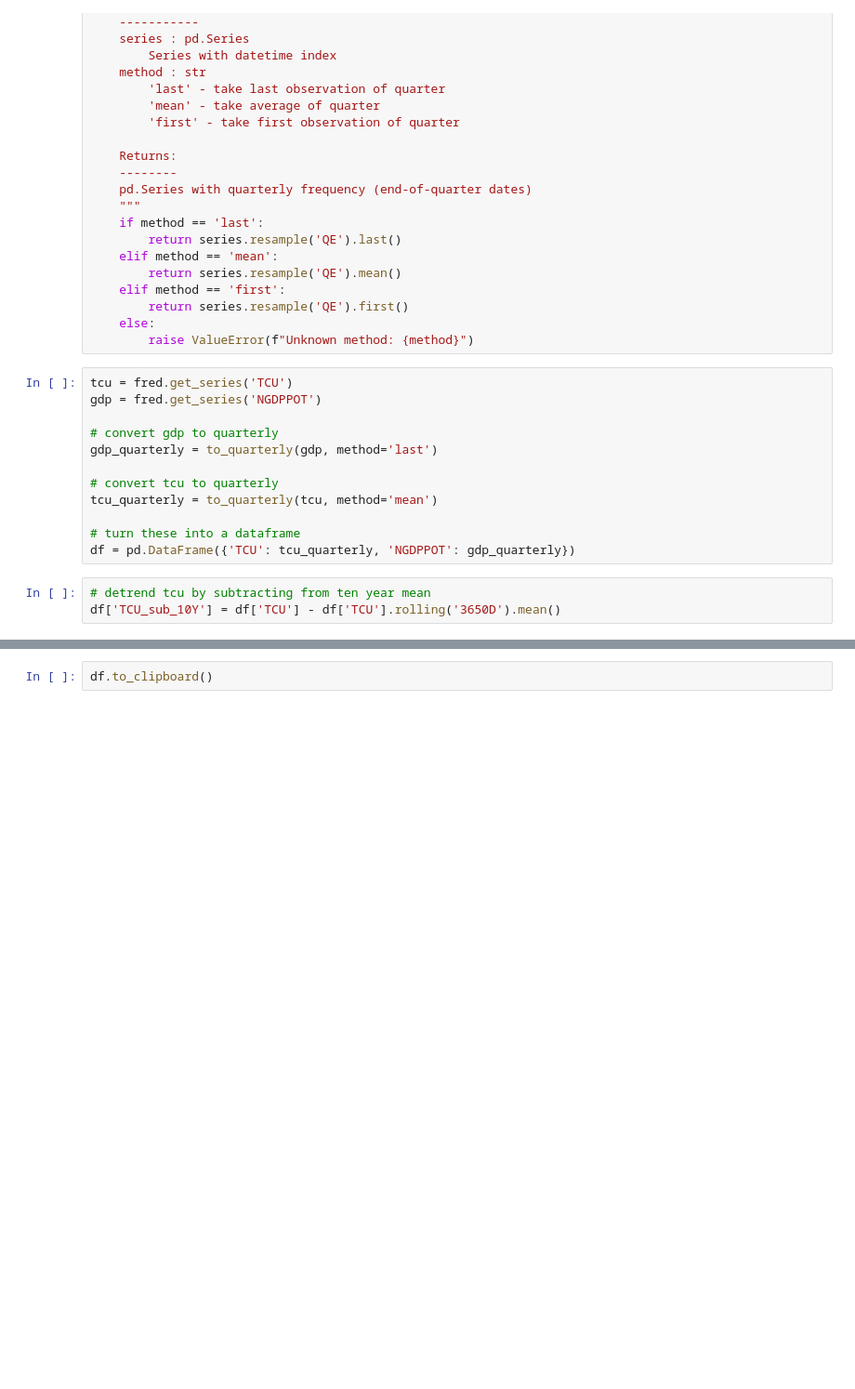
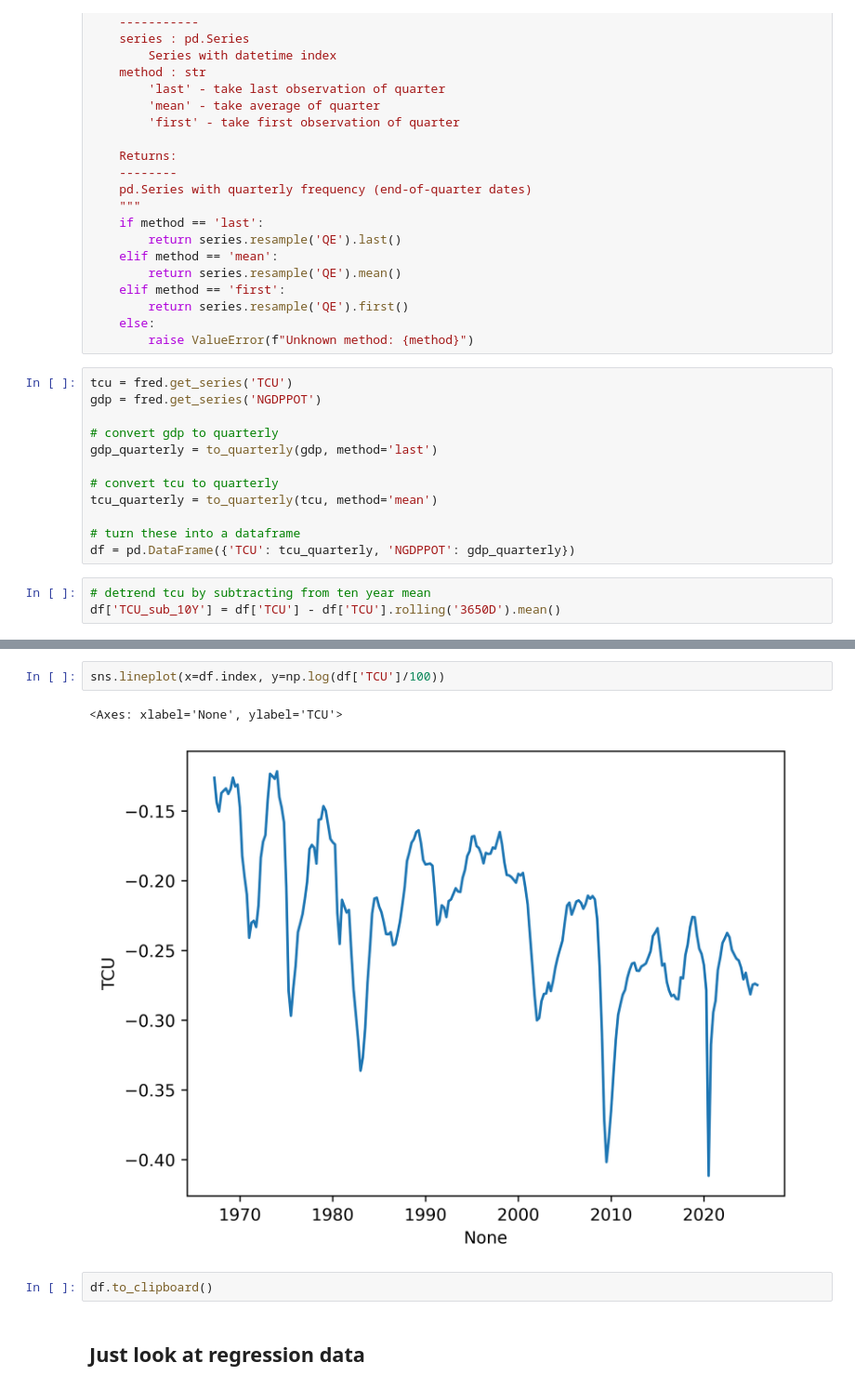
Before and after one commit to johnathansun/ec1499, a Jupyter notebook: Replication Package/Code and Data/(1) Data/grab_fred_data.ipynb, the cells around one changed output, grey strips where cells are left out. Shown at 93% size. Saved outputs shown, nothing was run; the diff lists cells and outputs as text; blank space fills up the shorter version.

```diff
--- a/Replication Package/Code and Data/(1) Data/grab_fred_data.ipynb
+++ b/Replication Package/Code and Data/(1) Data/grab_fred_data.ipynb
@@ -57,2 +64,9 @@ df['TCU_sub_10Y'] = df['TCU'] - df['TCU'].rolling('3650D').mean()
+# %%
+sns.lineplot(x=df.index, y=np.log(df['TCU']/100))
+# %% [output]
+<Axes: xlabel='None', ylabel='TCU'>
+[figure, added]
 # %%
 df.to_clipboard()
+# %% [markdown]
+## Just look at regression data
```
Also changed, not shown: parts of 7 cells of this notebook, 17 other files.
